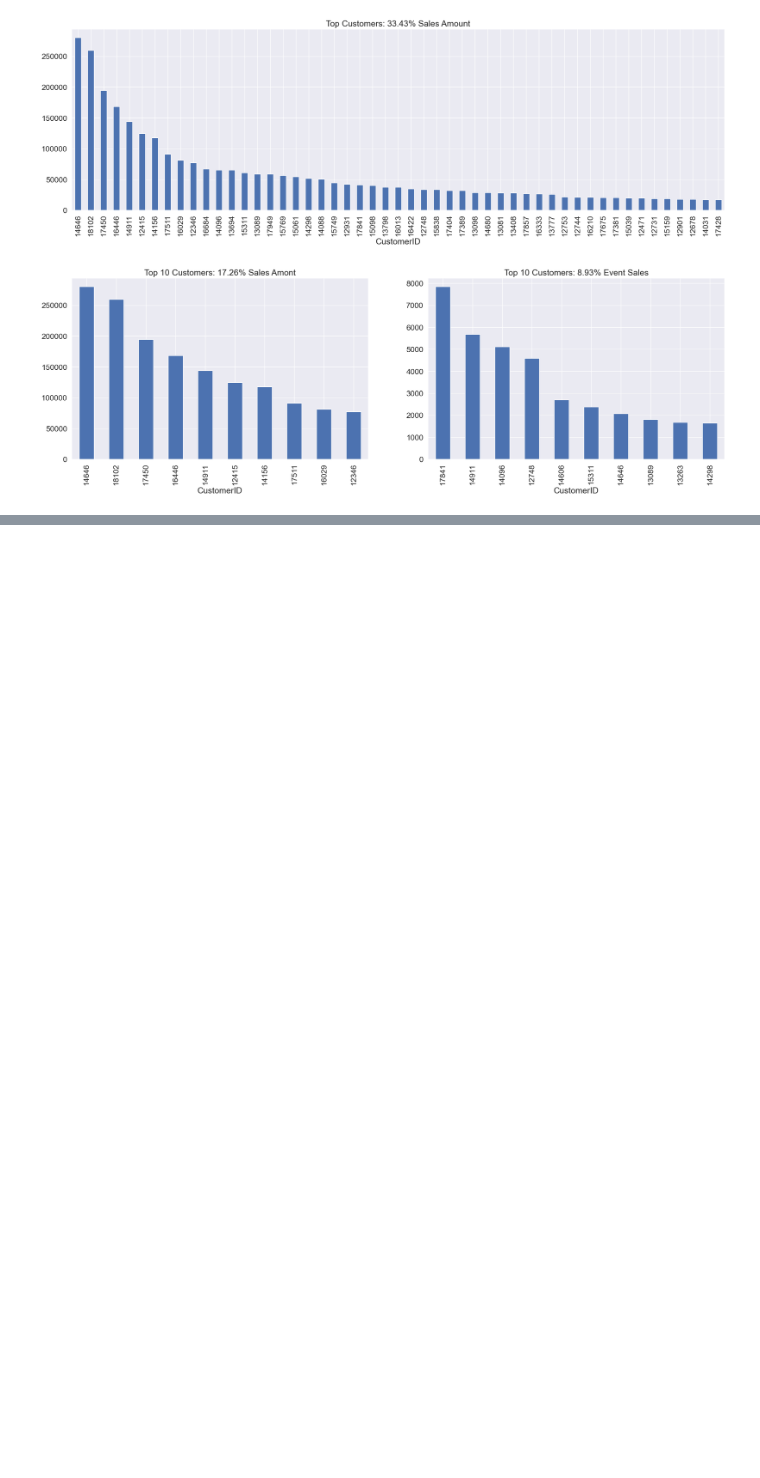
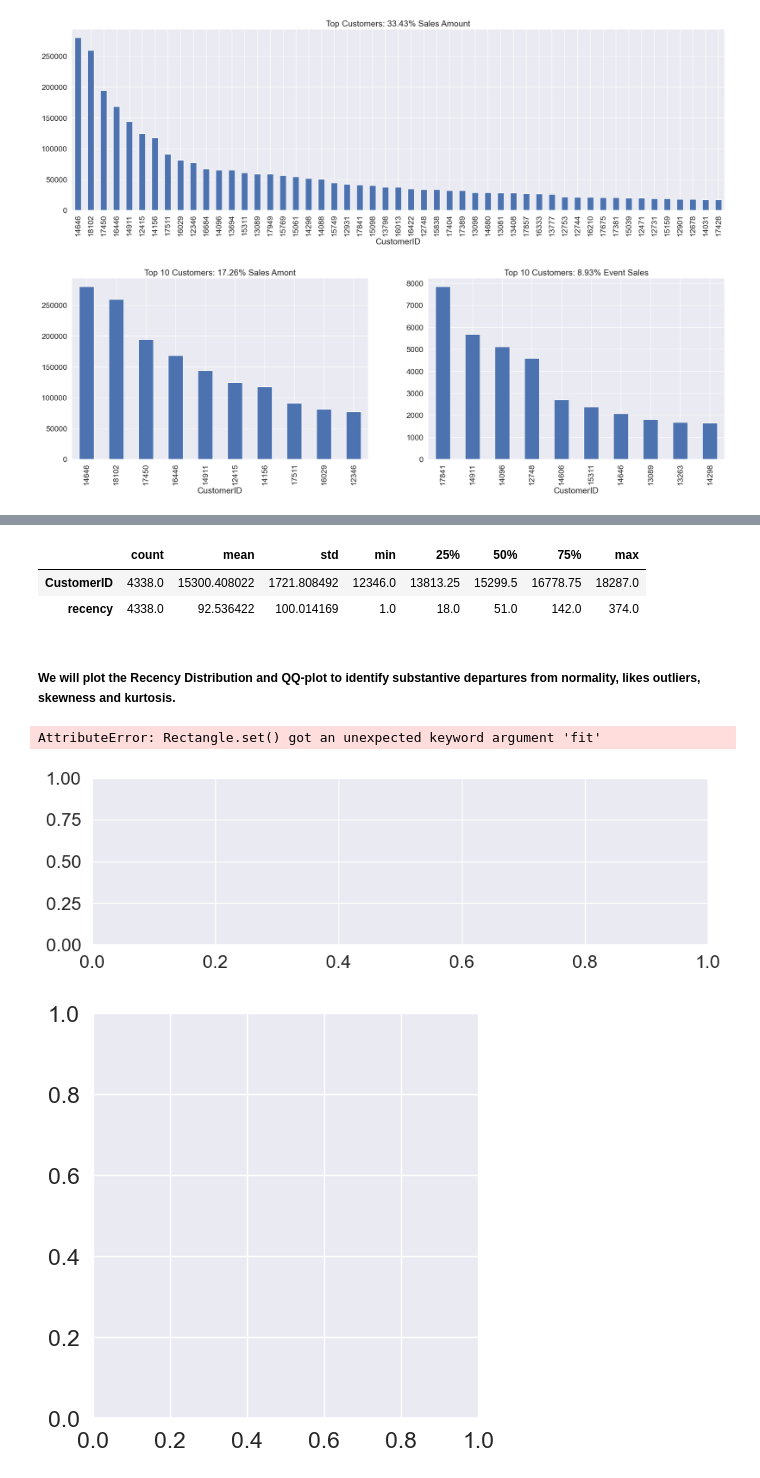
Before and after one commit to INCREDIBLE-AURNOB/Market-Basket-Analysis-and-Customer-Segmentation-, a Jupyter notebook: main.ipynb, the cells around one changed output, grey strips where cells are left out. Drawn from its saved outputs; the diff is of its cells as text; code cells hidden in the pictures; blank space fills up the shorter version.

```diff
--- a/main.ipynb
+++ b/main.ipynb
@@ -227,0 +310,6 @@ g = df.groupby(["CustomerID"]).amount.count().sort_values(ascending = False)[:10
+# %%
+reference_date=df.InvoiceDate.max()+datetime.timedelta(days=1)
+print(reference_date)
+df['days_since_last_purchase'] = (reference_date - df.InvoiceDate).dt.days
+customer_history_df=df[['CustomerID','days_since_last_purchase']].groupby('CustomerID').min().reset_index()
+customer_history_df.rename(columns={'days_since_last_purchase':'recency'},inplace=True)
@@ -227,0 +318,33 @@ g = df.groupby(["CustomerID"]).amount.count().sort_values(ascending = False)[:10
+# %%
+customer_history_df.describe().T
+# %% [output]
+|  | count | mean | std | min | 25% | 50% | 75% | max |
+| CustomerID | 4338.0 | 15300.408022 | 1721.808492 | 12346.0 | 13813.25 | 15299.5 | 16778.75 | 18287.0 |
+| recency | 4338.0 | 92.536422 | 100.014169 | 1.0 | 18.0 | 51.0 | 142.0 | 374.0 |
+# %% [markdown]
+##### We will plot the Recency Distribution and QQ-plot to identify substantive departures from normality, likes outliers, skewness and kurtosis.
+# %%
+def qplot(data,measure):
+    fig=plt.figure(figsize=(10, 6))
+
+    (mu,sigma)=norm.fit(data)
+
+    #kernal density plot
+    fig1=fig.add_subplot(211)
+    sns.displot(data,fit=norm)
+    fig1.set_title(measure +' Distribution (mu ={:.2f} & sigma={:.2f})'.format(mu,sigma),loc='center')
+    fig1.set_xlabel(measure)
+    fig1.set_ylabel('Frequency')
+
+    # QQ plot
+    fig2=fig.add_subplot(212)
+    res=probplot(data, plot=fig2)
+    fig2.set_title(measure + ' Probability Plot (skewness: {:.6f} & kurtosis: {:.6f)'.format(data.skew(),data.kurt()),loc='center')
+    plt.tight_layout()
+    plt.show()
+
+qplot(customer_history_df.recency,'Recency')
+# %% [output]
+AttributeError: Rectangle.set() got an unexpected keyword argument 'fit'
+[figure, added]
+[figure, added]
```
Also changed, not shown: parts of 4 cells of this notebook.
